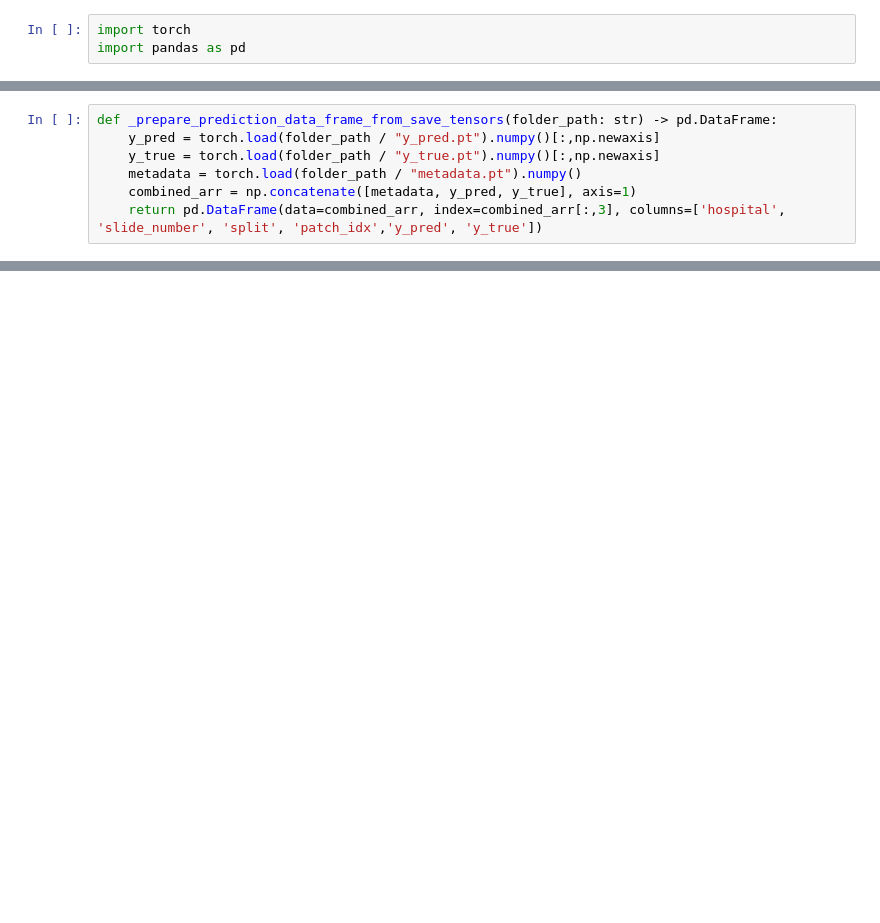
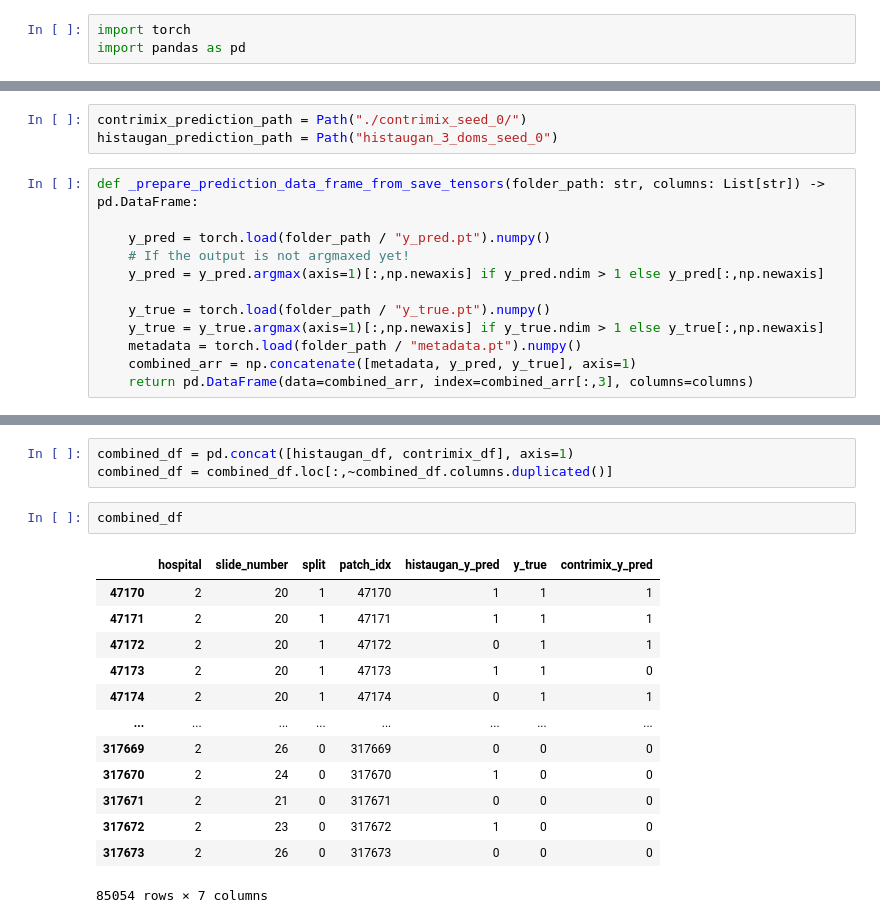
Before and after one commit to Cristian-Mattace/ContriMix, a Jupyter notebook: contrimix_histaugan_analysis.ipynb, the cells around one changed output, grey strips where cells are left out. Saved outputs shown, nothing was run; the diff lists cells and outputs as text; blank space fills up the shorter version.

```diff
--- a/contrimix_histaugan_analysis.ipynb
+++ b/contrimix_histaugan_analysis.ipynb
@@ -164,7 +145,15 @@ histaugan_3_doms_by_seeds: Dict[int, List[Path]] = {
+# %%
+contrimix_prediction_path = Path("./contrimix_seed_0/")
+histaugan_prediction_path = Path("histaugan_3_doms_seed_0")
 # %%
-def _prepare_prediction_data_frame_from_save_tensors(folder_path: str) -> pd.DataFrame:
-    y_pred = torch.load(folder_path / "y_pred.pt").numpy()[:,np.newaxis]
-    y_true = torch.load(folder_path / "y_true.pt").numpy()[:,np.newaxis]
+def _prepare_prediction_data_frame_from_save_tensors(folder_path: str, columns: List[str]) -> pd.DataFrame:
+
+    y_pred = torch.load(folder_path / "y_pred.pt").numpy()
+    # If the output is not argmaxed yet!
+    y_pred = y_pred.argmax(axis=1)[:,np.newaxis] if y_pred.ndim > 1 else y_pred[:,np.newaxis]
+
+    y_true = torch.load(folder_path / "y_true.pt").numpy()
+    y_true = y_true.argmax(axis=1)[:,np.newaxis] if y_true.ndim > 1 else y_true[:,np.newaxis]
     metadata = torch.load(folder_path / "metadata.pt").numpy()
     combined_arr = np.concatenate([metadata, y_pred, y_true], axis=1)
-    return pd.DataFrame(data=combined_arr, index=combined_arr[:,3], columns=['hospital', 'slide_number', 'split', 'patch_idx','y_pred', 'y_true'])
+    return pd.DataFrame(data=combined_arr, index=combined_arr[:,3], columns=columns)
@@ -178,0 +163,19 @@ ValueError: all the input arrays must have same number of dimensions, but the ar
+# %%
+combined_df = pd.concat([histaugan_df, contrimix_df], axis=1)
+combined_df = combined_df.loc[:,~combined_df.columns.duplicated()]
+# %%
+combined_df
+# %% [output]
+|  | hospital | slide_number | split | patch_idx | histaugan_y_pred | y_true | contrimix_y_pred |
+| 47170 | 2 | 20 | 1 | 47170 | 1 | 1 | 1 |
+| 47171 | 2 | 20 | 1 | 47171 | 1 | 1 | 1 |
+| 47172 | 2 | 20 | 1 | 47172 | 0 | 1 | 1 |
+| 47173 | 2 | 20 | 1 | 47173 | 1 | 1 | 0 |
+| 47174 | 2 | 20 | 1 | 47174 | 0 | 1 | 1 |
+| ... | ... | ... | ... | ... | ... | ... | ... |
+| 317669 | 2 | 26 | 0 | 317669 | 0 | 0 | 0 |
+| 317670 | 2 | 24 | 0 | 317670 | 1 | 0 | 0 |
+| 317671 | 2 | 21 | 0 | 317671 | 0 | 0 | 0 |
+| 317672 | 2 | 23 | 0 | 317672 | 1 | 0 | 0 |
+| 317673 | 2 | 26 | 0 | 317673 | 0 | 0 | 0 |
+85054 rows × 7 columns
```
Also changed, not shown: parts of 23 cells of this notebook, 3 other files.
